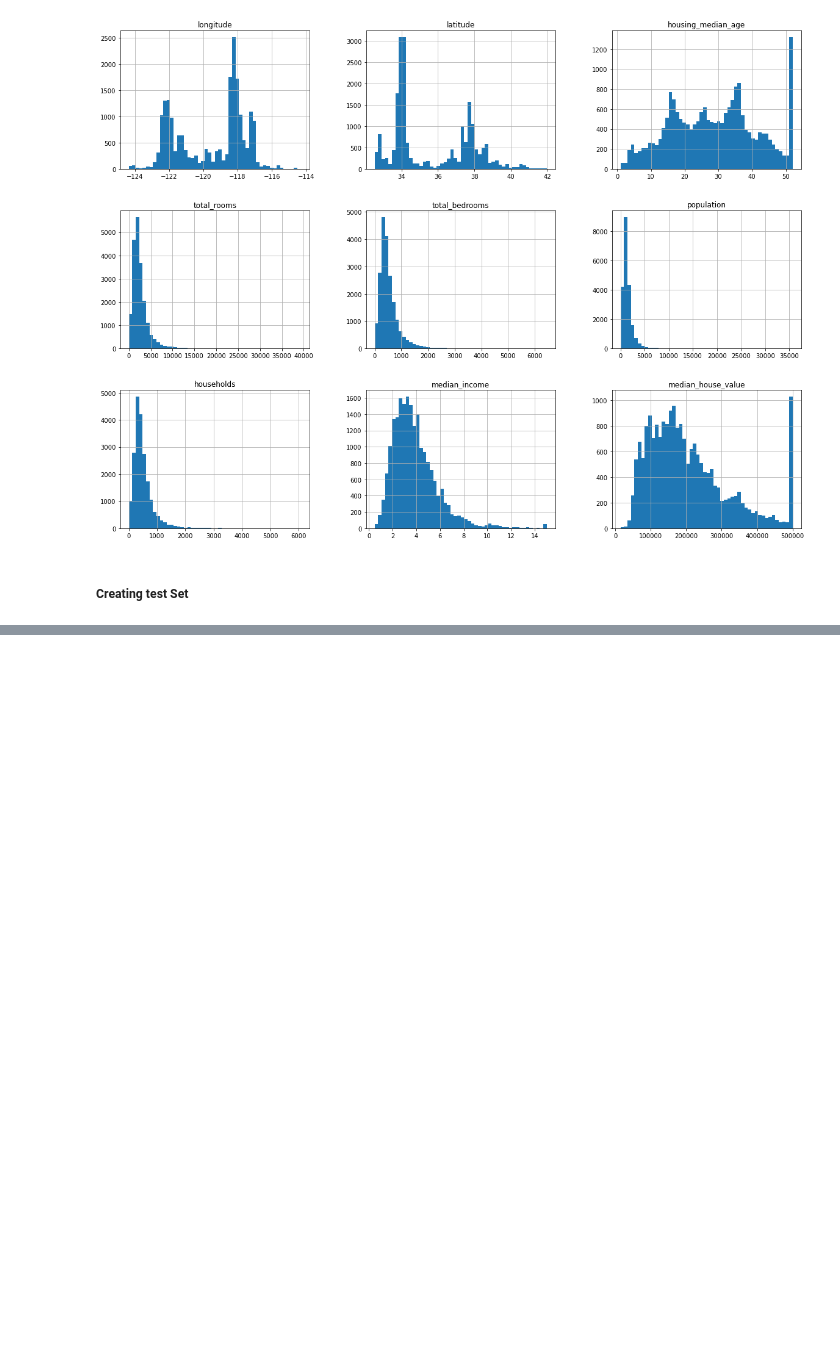
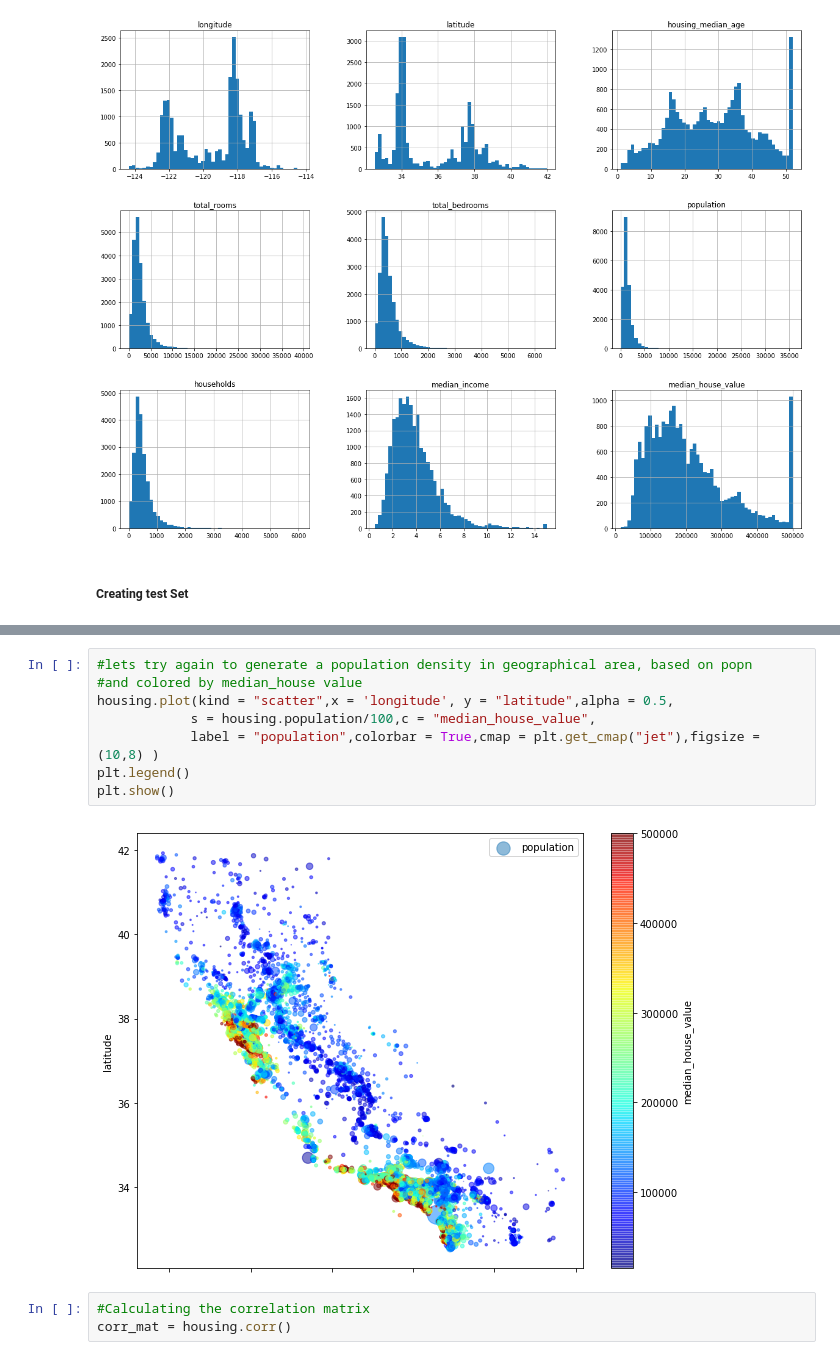
Before and after one commit to Baylor-AI/mt_QC_JO, a Jupyter notebook: Chapter_2/Chapter-2.ipynb, the cells around one changed output, grey strips where cells are left out. Cells and saved outputs as stored; diff of their text form; blank space fills up the shorter version.

```diff
--- a/Chapter_2/Chapter-2.ipynb
+++ b/Chapter_2/Chapter-2.ipynb
@@ -118,0 +204,13 @@ plt.show()
+# %%
+#lets try again to generate a population density in geographical area, based on popn
+#and colored by median_house value
+housing.plot(kind = "scatter",x = 'longitude', y = "latitude",alpha = 0.5,
+            s = housing.population/100,c = "median_house_value",
+            label = "population",colorbar = True,cmap = plt.get_cmap("jet"),figsize = (10,8) )
+plt.legend()
+plt.show()
+# %% [output]
+[figure, added]
+# %%
+#Calculating the correlation matrix
+corr_mat = housing.corr()
```
Also changed, not shown: parts of 17 cells of this notebook.
